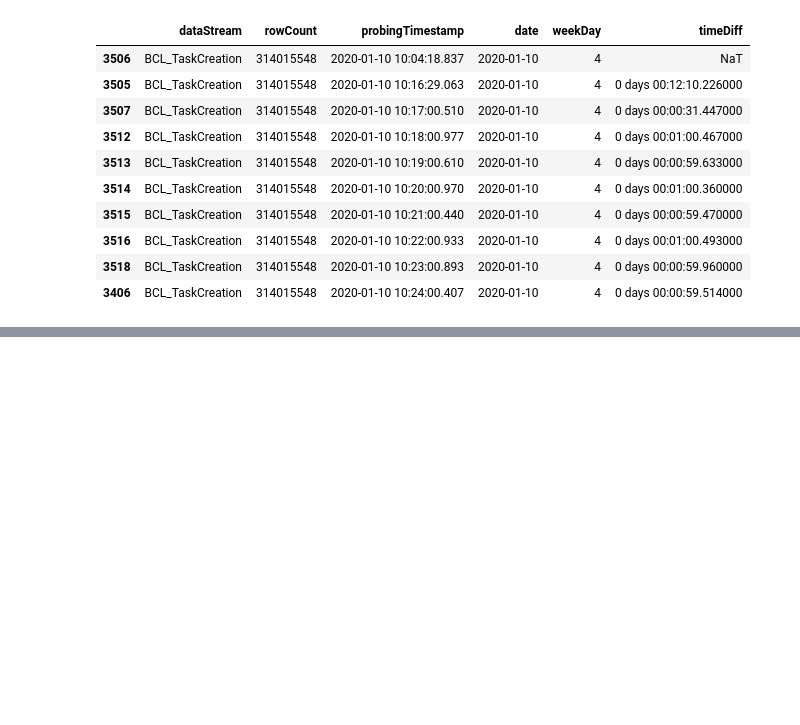
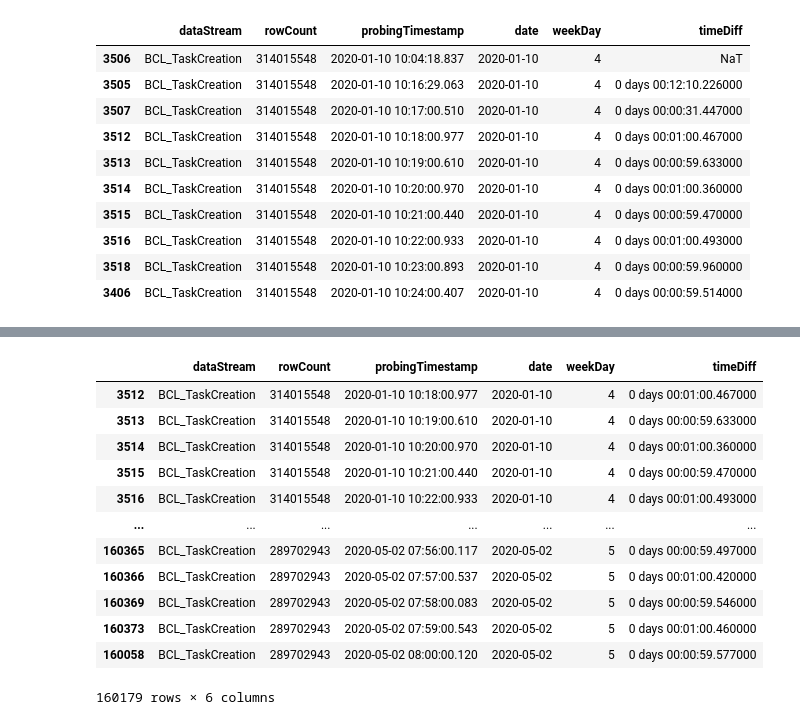
Before and after one commit to pawelpuszcz/timeseries-data-analysis, a Jupyter notebook: BPTask.ipynb, the cells around one changed output, grey strips where cells are left out. Cells and saved outputs as stored; diff of their text form; code cells hidden in the pictures; blank space fills up the shorter version.

```diff
--- a/BPTask.ipynb
+++ b/BPTask.ipynb
@@ -248,0 +289,18 @@ df.head(10)
+# %%
+filter2 = (df['timeDiff'] >= '0 days 00:00:55.000000') & (df['timeDiff'] <= '0 days 00:01:05.000000')
+# %%
+df[filter2]
+# %% [output]
+|  | dataStream | rowCount | probingTimestamp | date | weekDay | timeDiff |
+| 3512 | BCL_TaskCreation | 314015548 | 2020-01-10 10:18:00.977 | 2020-01-10 | 4 | 0 days 00:01:00.467000 |
+| 3513 | BCL_TaskCreation | 314015548 | 2020-01-10 10:19:00.610 | 2020-01-10 | 4 | 0 days 00:00:59.633000 |
+| 3514 | BCL_TaskCreation | 314015548 | 2020-01-10 10:20:00.970 | 2020-01-10 | 4 | 0 days 00:01:00.360000 |
+| 3515 | BCL_TaskCreation | 314015548 | 2020-01-10 10:21:00.440 | 2020-01-10 | 4 | 0 days 00:00:59.470000 |
+| 3516 | BCL_TaskCreation | 314015548 | 2020-01-10 10:22:00.933 | 2020-01-10 | 4 | 0 days 00:01:00.493000 |
+| ... | ... | ... | ... | ... | ... | ... |
+| 160365 | BCL_TaskCreation | 289702943 | 2020-05-02 07:56:00.117 | 2020-05-02 | 5 | 0 days 00:00:59.497000 |
+| 160366 | BCL_TaskCreation | 289702943 | 2020-05-02 07:57:00.537 | 2020-05-02 | 5 | 0 days 00:01:00.420000 |
+| 160369 | BCL_TaskCreation | 289702943 | 2020-05-02 07:58:00.083 | 2020-05-02 | 5 | 0 days 00:00:59.546000 |
+| 160373 | BCL_TaskCreation | 289702943 | 2020-05-02 07:59:00.543 | 2020-05-02 | 5 | 0 days 00:01:00.460000 |
+| 160058 | BCL_TaskCreation | 289702943 | 2020-05-02 08:00:00.120 | 2020-05-02 | 5 | 0 days 00:00:59.577000 |
+160179 rows × 6 columns
```
Also changed, not shown: parts of 14 cells of this notebook.
